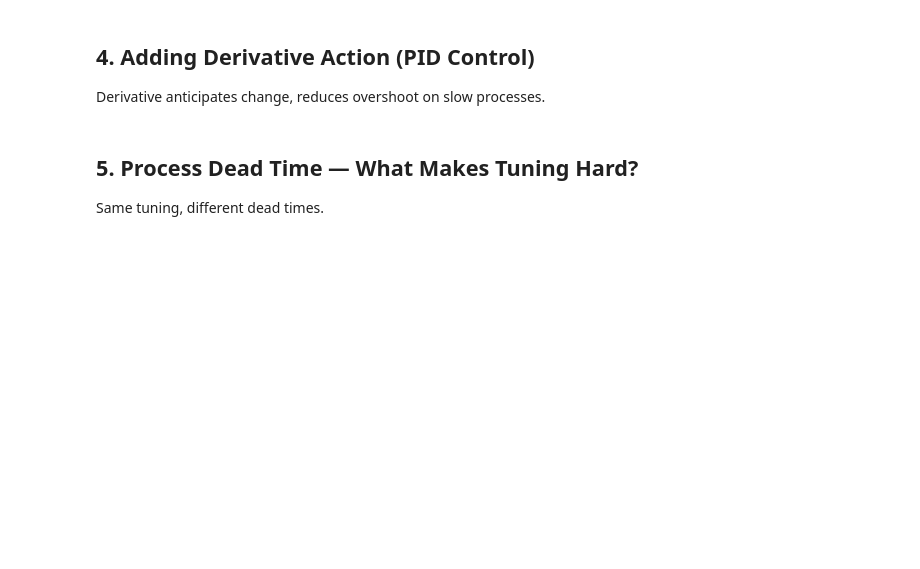
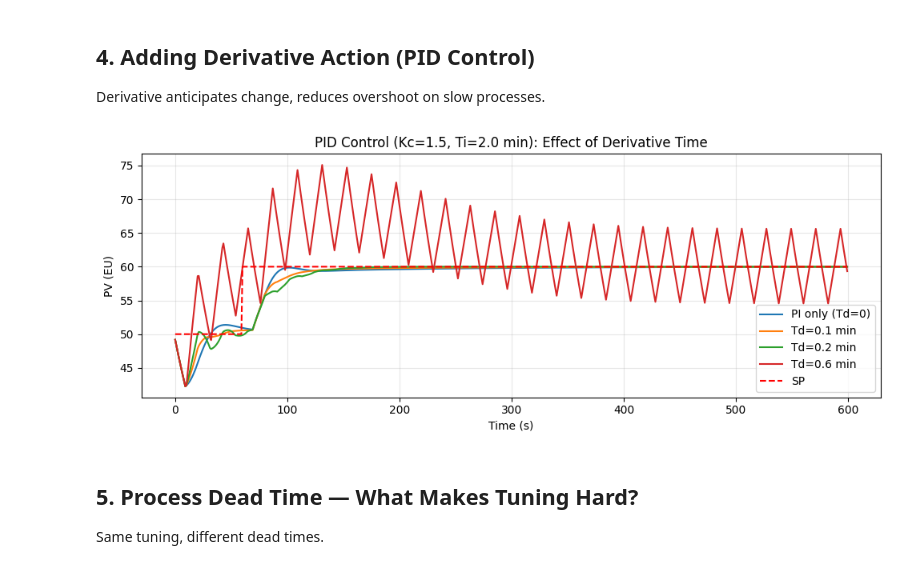
Before and after one commit to wsneddon/pyPID, a Jupyter notebook: examples/interactive_tuning.ipynb, the cells around one changed output. Cells and saved outputs as stored; diff of their text form; code cells hidden in the pictures; blank space fills up the shorter version.

```diff
--- a/examples/interactive_tuning.ipynb
+++ b/examples/interactive_tuning.ipynb
@@ -144,19 +216,21 @@ plt.show()
 Derivative anticipates change, reduces overshoot on slow processes.
 # %%
 plt.figure(figsize=(10, 4))
-for Td in [0.0, 0.3, 0.6, 1.0]:
+for Td in [0.0, 0.1, 0.2, 0.6]:
     label = f'Td={Td} min' if Td > 0 else 'PI only (Td=0)'
     df = simulate(Kc=1.5, Ti=2.0, Td=Td)
     plt.plot(df['time'], df['pv'], label=label)
 
 plt.plot(df['time'], df['sp'], 'r--', label='SP')
 plt.title('PID Control (Kc=1.5, Ti=2.0 min): Effect of Derivative Time')
 plt.xlabel('Time (s)')
 plt.ylabel('PV (EU)')
 plt.legend()
 plt.grid(True, alpha=0.3)
 plt.tight_layout()
 plt.show()
+# %% [output]
+[figure, added]
 # %% [markdown]
 ## 5. Process Dead Time — What Makes Tuning Hard?
 
```
Also changed, not shown: parts of 4 cells of this notebook.
